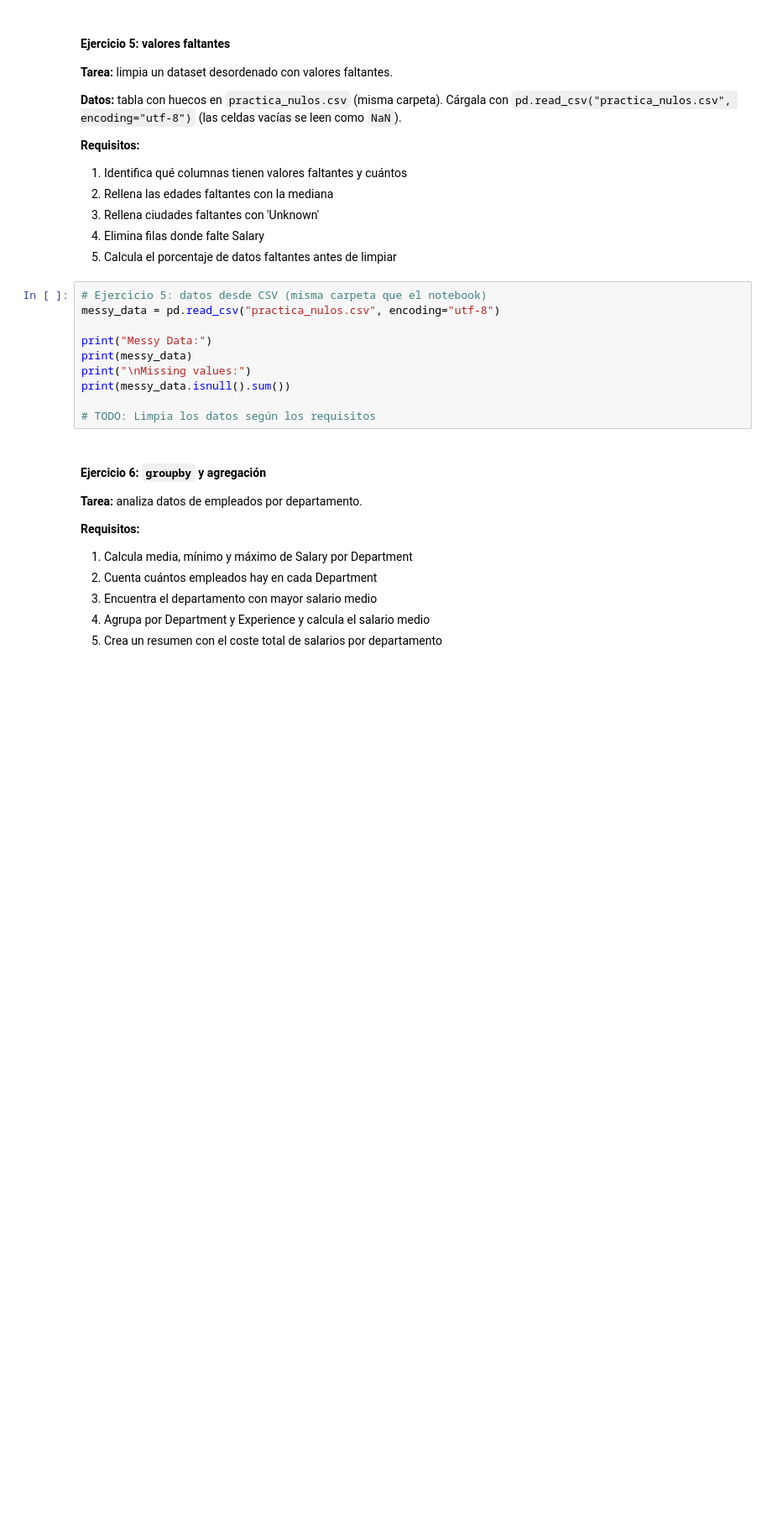
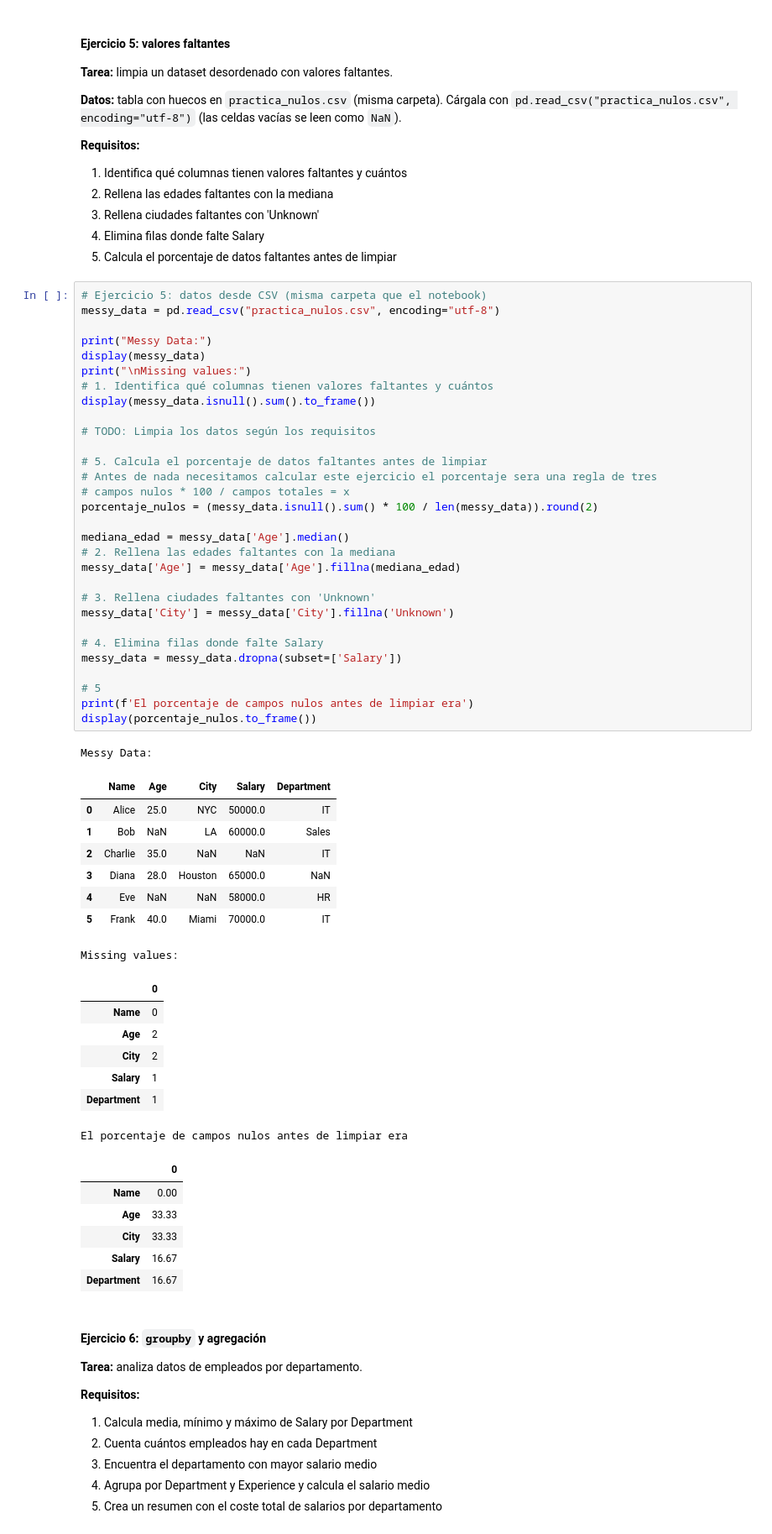
Before and after one commit to xFloki/Challenges_TheBridge, a Jupyter notebook: 02_Herramientas_Avanzadas/Sprint_03/Unidad_02_Pandas_lectura_escritura_ficheros/04_Practica_Obligatoria/Practica_Obligatoria_Pandas.ipynb, the cells around one changed output. Shown at 84% size. Cells and saved outputs as stored; diff of their text form; blank space fills up the shorter version.

Commit message:
(wip) practica obligatora Spring_03 Unidad_02 (Pandas)
Ejercicio 5: valores faltantes
Uso de `fillna` `dropna` `isnull`...

```diff
--- a/02_Herramientas_Avanzadas/Sprint_03/Unidad_02_Pandas_lectura_escritura_ficheros/04_Practica_Obligatoria/Practica_Obligatoria_Pandas.ipynb
+++ b/02_Herramientas_Avanzadas/Sprint_03/Unidad_02_Pandas_lectura_escritura_ficheros/04_Practica_Obligatoria/Practica_Obligatoria_Pandas.ipynb
@@ -277,13 +277,56 @@ Company Data:
 # %%
 # Ejercicio 5: datos desde CSV (misma carpeta que el notebook)
 messy_data = pd.read_csv("practica_nulos.csv", encoding="utf-8")
 
 print("Messy Data:")
-print(messy_data)
+display(messy_data)
 print("\nMissing values:")
-print(messy_data.isnull().sum())
+# 1. Identifica qué columnas tienen valores faltantes y cuántos
+display(messy_data.isnull().sum().to_frame())
 
 # TODO: Limpia los datos según los requisitos
+
+# 5. Calcula el porcentaje de datos faltantes antes de limpiar
+# Antes de nada necesitamos calcular este ejercicio el porcentaje sera una regla de tres
+# campos nulos * 100 / campos totales = x
+porcentaje_nulos = (messy_data.isnull().sum() * 100 / len(messy_data)).round(2)
+
+mediana_edad = messy_data['Age'].median()
+# 2. Rellena las edades faltantes con la mediana
+messy_data['Age'] = messy_data['Age'].fillna(mediana_edad)
+
+# 3. Rellena ciudades faltantes con 'Unknown'
+messy_data['City'] = messy_data['City'].fillna('Unknown')
+
+# 4. Elimina filas donde falte Salary
+messy_data = messy_data.dropna(subset=['Salary'])
+
+# 5
+print(f'El porcentaje de campos nulos antes de limpiar era')
+display(porcentaje_nulos.to_frame())
+# %% [output]
+Messy Data:
+|  | Name | Age | City | Salary | Department |
+| 0 | Alice | 25.0 | NYC | 50000.0 | IT |
+| 1 | Bob | NaN | LA | 60000.0 | Sales |
+| 2 | Charlie | 35.0 | NaN | NaN | IT |
+| 3 | Diana | 28.0 | Houston | 65000.0 | NaN |
+| 4 | Eve | NaN | NaN | 58000.0 | HR |
+| 5 | Frank | 40.0 | Miami | 70000.0 | IT |
+Missing values:
+|  | 0 |
+| Name | 0 |
+| Age | 2 |
+| City | 2 |
+| Salary | 1 |
+| Department | 1 |
+El porcentaje de campos nulos antes de limpiar era
+|  | 0 |
+| Name | 0.00 |
+| Age | 33.33 |
+| City | 33.33 |
+| Salary | 16.67 |
+| Department | 16.67 |
 # %% [markdown]
 #### Ejercicio 6: `groupby` y agregación
 
```
